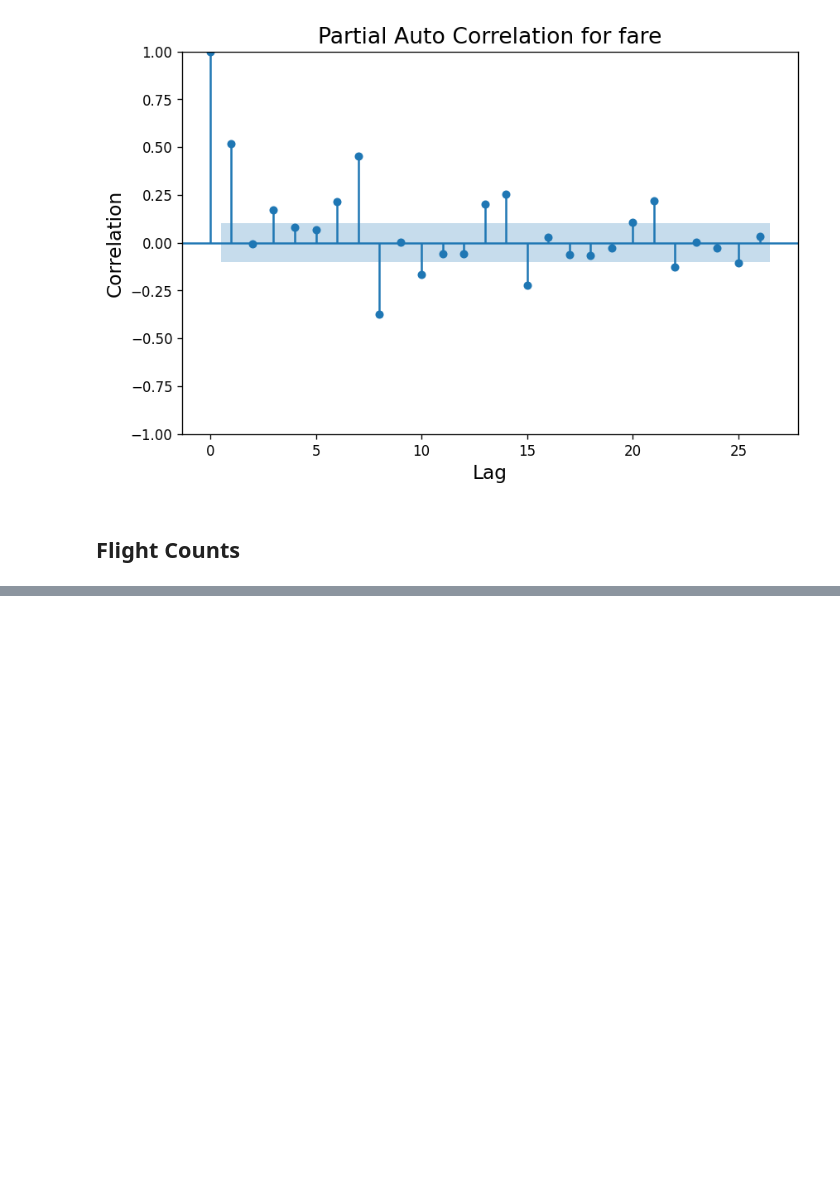
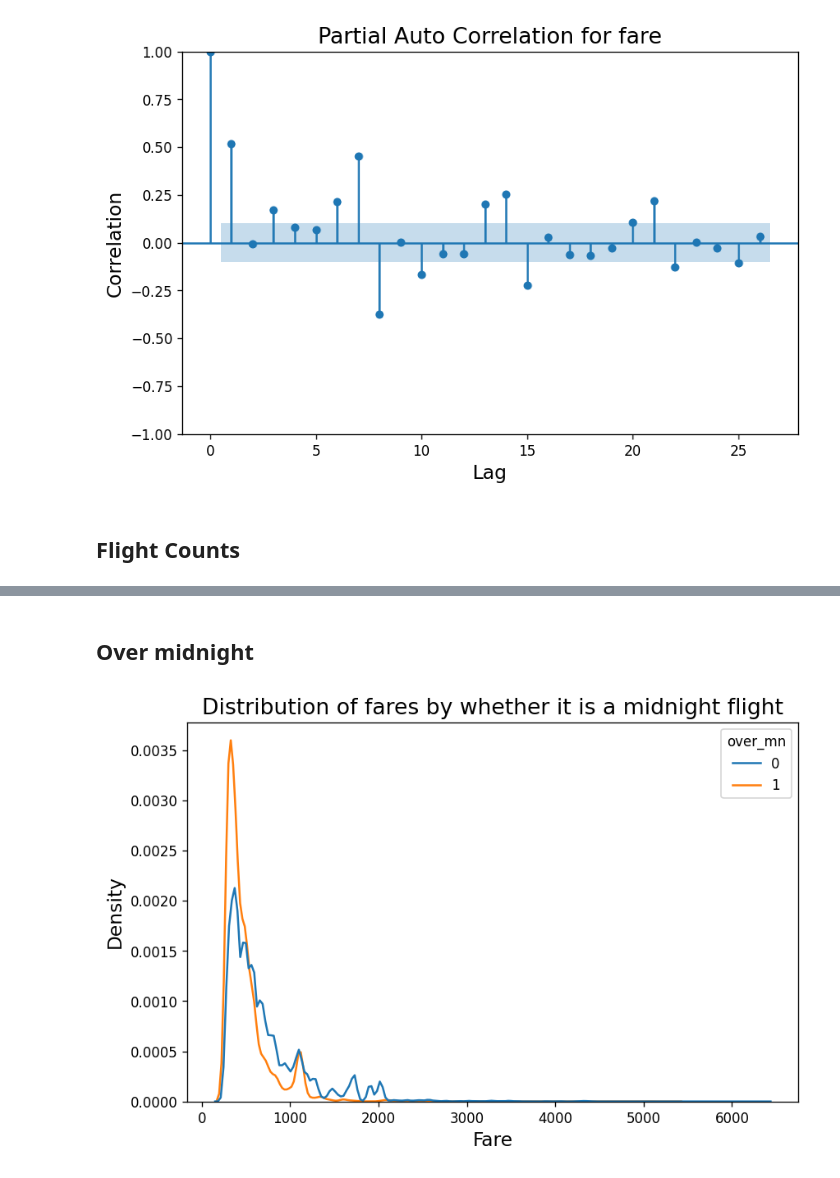
Before and after one commit to mayur7garg/FarePrediction, a Jupyter notebook: src/03 EDA.ipynb, the cells around one changed output, grey strips where cells are left out. Drawn from its saved outputs; the diff is of its cells as text; code cells hidden in the pictures; blank space fills up the shorter version.

```diff
--- a/src/03 EDA.ipynb
+++ b/src/03 EDA.ipynb
@@ -461,0 +524,16 @@ shape: (16, 3)
+# %% [markdown]
+## Over midnight
+# %%
+plt.figure(figsize = (8, 5), dpi = 120)
+sns.kdeplot(
+    train_df.filter(pl.col('over_mn').is_not_null()),
+    x = "total_fare",
+    hue = "over_mn",
+    common_norm = False
+)
+plt.title("Distribution of fares by whether it is a midnight flight", fontsize = 16)
+plt.xlabel("Fare", fontsize = 14)
+plt.ylabel("Density", fontsize = 14)
+plt.show()
+# %% [output]
+[figure, added]
```
Also changed, not shown: parts of 13 cells of this notebook, 5 other files.
